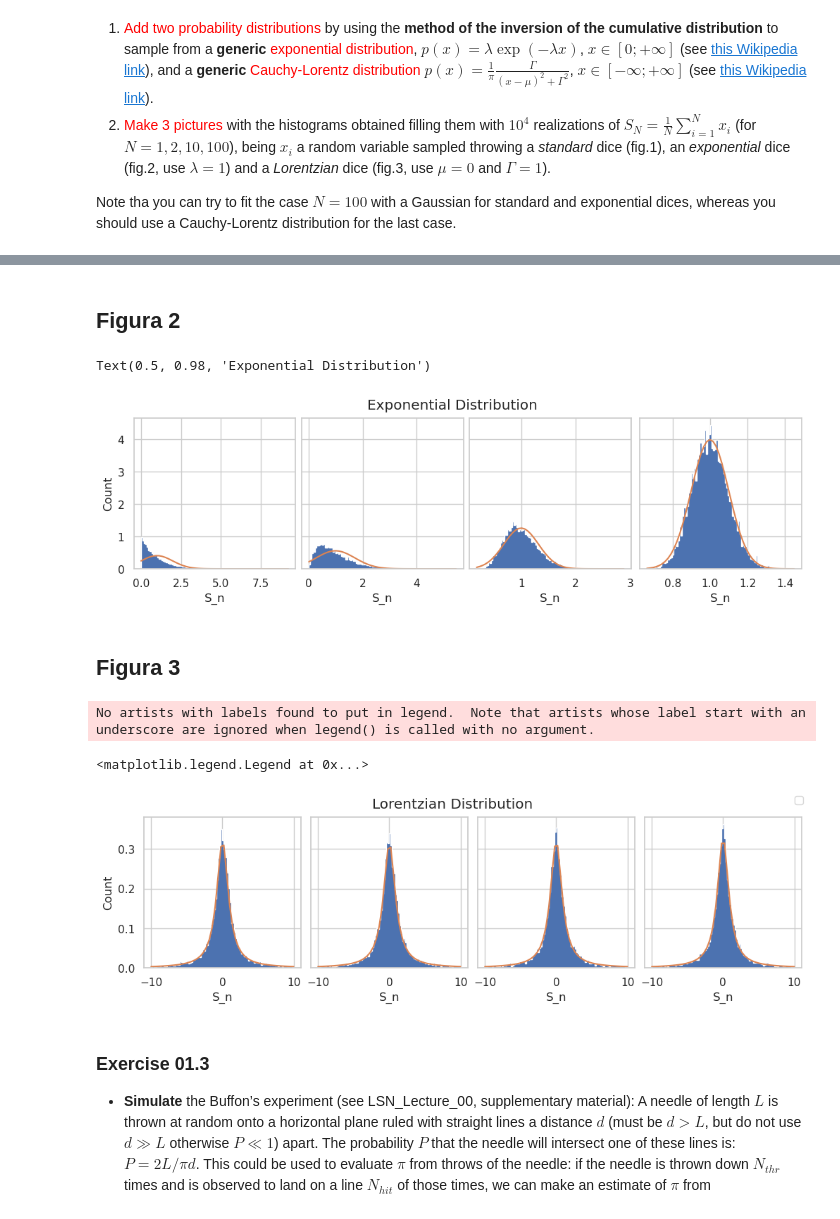
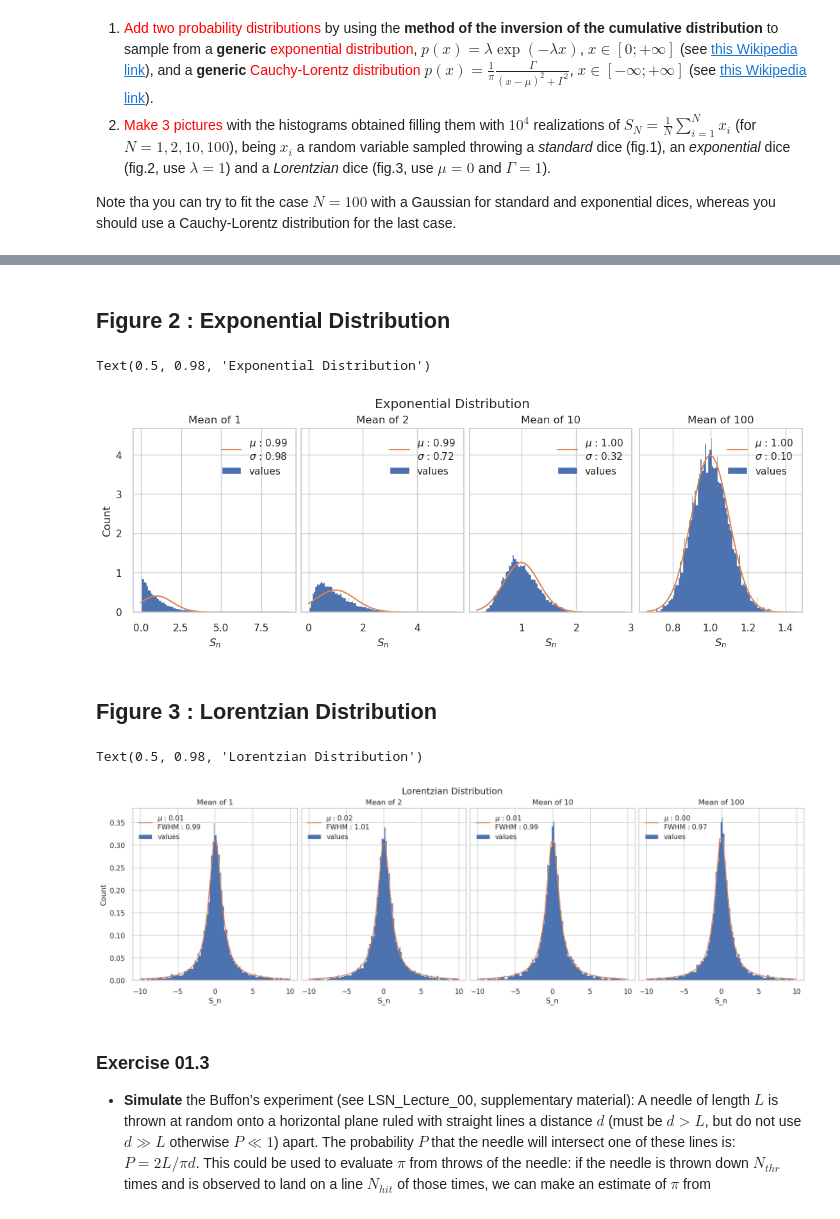
Before and after one commit to RandDouble/SimulazioneNumerica, a Jupyter notebook: LSN_Exercises_01.ipynb, the cells around one changed output, grey strips where cells are left out. Saved outputs shown, nothing was run; the diff lists cells and outputs as text; code cells hidden in the pictures.

```diff
--- a/LSN_Exercises_01.ipynb
+++ b/LSN_Exercises_01.ipynb
@@ -191,14 +197,17 @@ data = [
     ["cauchy_100",np.loadtxt("eser_1/1_2/cauchy_100.dat")],
 ]
 
-fig, axes = plt.subplots(3, 4, figsize=(10, 10.5))
+fig, axes = plt.subplots(3, 4, figsize=(10, 10.5), layout='constrained')
 
 for ax, dat in zip(axes.ravel(), data):
     if "cauchy" in dat[0]:
-        ax.hist(dat[1], bins=50, range=(-10, 10))
+        ax.hist(dat[1], bins=50, range=(-10, 10), edgecolor='none')
+        ax.set_xlabel('Extracted Value')
+        ax.set_ylabel('Frequency')
     else:
-        ax.hist(dat[1], bins=50)
+        ax.hist(dat[1], bins=50, edgecolor='none')
+        ax.set_xlabel('Extracted Value')
+        ax.set_ylabel('Frequency')
 
-
-plt.tight_layout()
+fig.suptitle('Central Limit Theorem')
 # %% [output]
@@ -208,14 +218,18 @@ plt.tight_layout()
 # %%
 import scipy.stats as stats
 # %%
-fig, axs = plt.subplots(1, 4, figsize=(10,3), layout = 'constrained', sharey = True)
+fig, axs = plt.subplots(1, 4, figsize=(13,5), layout = 'constrained', sharey = True)
 
-for ax, dat in zip(axs, data[0:4]):
+values = [1, 2, 10, 100]
+
+for ax, dat, val in zip(axs, data[0:4], values):
     params = stats.norm.fit(dat[1], loc=0, scale=0)
     x = np.linspace(np.min(dat[1]), np.max(dat[1]))
-    ax.plot(x, stats.norm.pdf(x, *params), color = 'C1')
-    ax.hist(dat[1], bins=50, histtype="stepfilled", density = True)
-    ax.set_xlabel("S_n")
+    ax.plot(x, stats.norm.pdf(x, *params), color = 'C1', label=f'$\mu$ : {params[0]:.2f}\n$\sigma$ : {params[1]:.2f}')
+    ax.hist(dat[1], bins=50, histtype="stepfilled", density = True, label='values')
+    ax.set_xlabel("$S_n$")
+    ax.set_title(f'Mean of {val}')
+    ax.legend()
 
 axs[0].set_ylabel('Count')
 fig.suptitle('Uniform Distribution');
@@ -224,38 +238,41 @@ fig.suptitle('Uniform Distribution');
 # %% [markdown]
-## Figura 2
+## Figure 2 : Exponential Distribution
 # %%
-fig, axs = plt.subplots(1, 4, figsize=(10,3), layout = 'constrained', sharey = True)
+fig, axs = plt.subplots(1, 4, figsize=(11,4), layout = 'constrained', sharey = True)
 
-for ax, dat in zip(axs, data[4:8]):
+for ax, dat, val in zip(axs, data[4:8], values):
     params = stats.norm.fit(dat[1], loc=0, scale=0)
     x = np.linspace(np.min(dat[1]), np.max(dat[1]))
-    ax.plot(x, stats.norm.pdf(x, *params), color = 'C1')
-    ax.hist(dat[1], bins=100, histtype='stepfilled', density = True)
-    ax.set_xlabel("S_n")
+    ax.plot(x, stats.norm.pdf(x, *params), color = 'C1', label=f"$\mu$ : {params[0]:.2f}\n$\sigma$ : {params[1]:.2f}")
+    ax.hist(dat[1], bins=100, histtype='stepfilled', density = True, label='values')
+    ax.set_xlabel("$S_n$")
+    ax.set_title(f'Mean of {val}')
+    ax.legend()
 
 axs[0].set_ylabel('Count')
 fig.suptitle('Exponential Distribution')
 # %% [output]
 Text(0.5, 0.98, 'Exponential Distribution')
-[figure, old version]
+[figure, new version]
 # %% [markdown]
-## Figura 3
+## Figure 3 : Lorentzian Distribution
 # %%
-fig, axs = plt.subplots(1, 4, figsize=(10,3), layout = 'constrained', sharey = True)
+fig, axs = plt.subplots(1, 4, figsize=(16,5), layout = 'constrained', sharey = True)
 
-for ax, dat in zip(axs, data[8:]):
+for ax, dat, val in zip(axs, data[8:], values):
     params = stats.cauchy.fit(dat[1], loc=0, scale=0)
     x = np.linspace(-10, 10)
-    ax.plot(x, stats.cauchy.pdf(x, *params), color = 'C1')
-    ax.hist(dat[1], bins=100, histtype='stepfilled', range=(-10, 10), density=True)
+    ax.plot(x, stats.cauchy.pdf(x, *params), color = 'C1', label=f'$\mu$ : {params[0]:.2f}\nFWHM : {params[1]:.2f}')
+    ax.hist(dat[1], bins=100, histtype='stepfilled', range=(-10, 10), density=True, label = 'values')
     ax.set_xlabel("S_n")
+    ax.set_title(f'Mean of {val}')
+    ax.legend(loc = 'upper left')
 
 axs[0].set_ylabel('Count')
 fig.suptitle('Lorentzian Distribution')
 # %% [output]
-No artists with labels found to put in legend.  Note that artists whose label start with an underscore are ignored when legend() is called with no argument.
+Text(0.5, 0.98, 'Lorentzian Distribution')
-<matplotlib.legend.Legend at 0x...>
-[figure, old version]
+[figure, new version]
 # %% [markdown]
 ### Exercise 01.3
 - **Simulate** the Buffon’s experiment (see LSN_Lecture_00, supplementary material):  A needle of length $L$ is thrown at random onto a horizontal plane ruled with straight lines a distance $d$ (must be $d > L$, but do not use $d\gg L$ otherwise $P\ll 1$) apart. The probability $P$ that the needle will intersect one of these lines is: $P = 2L/\pi d$. This could be used to evaluate $\pi$ from throws of the needle: if the needle is thrown down $N_{thr}$ times and is observed to land on a line $N_{hit}$ of those times, we can make an estimate of $\pi$ from
```
Also changed, not shown: parts of 10 cells of this notebook, 3 other files.
